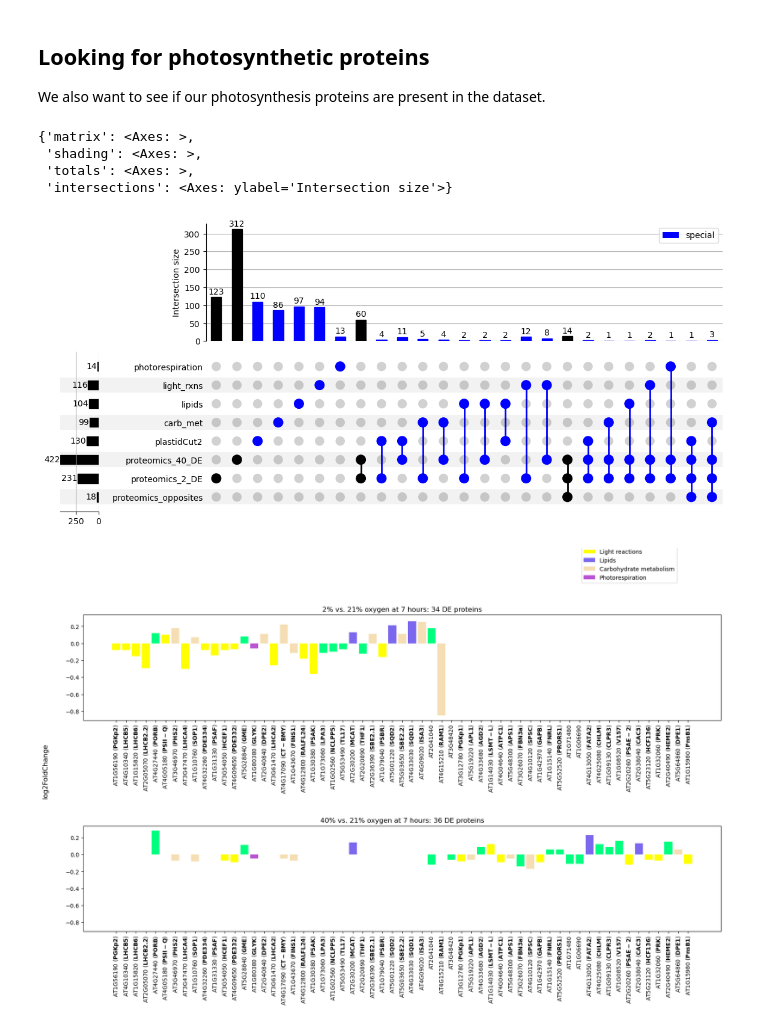
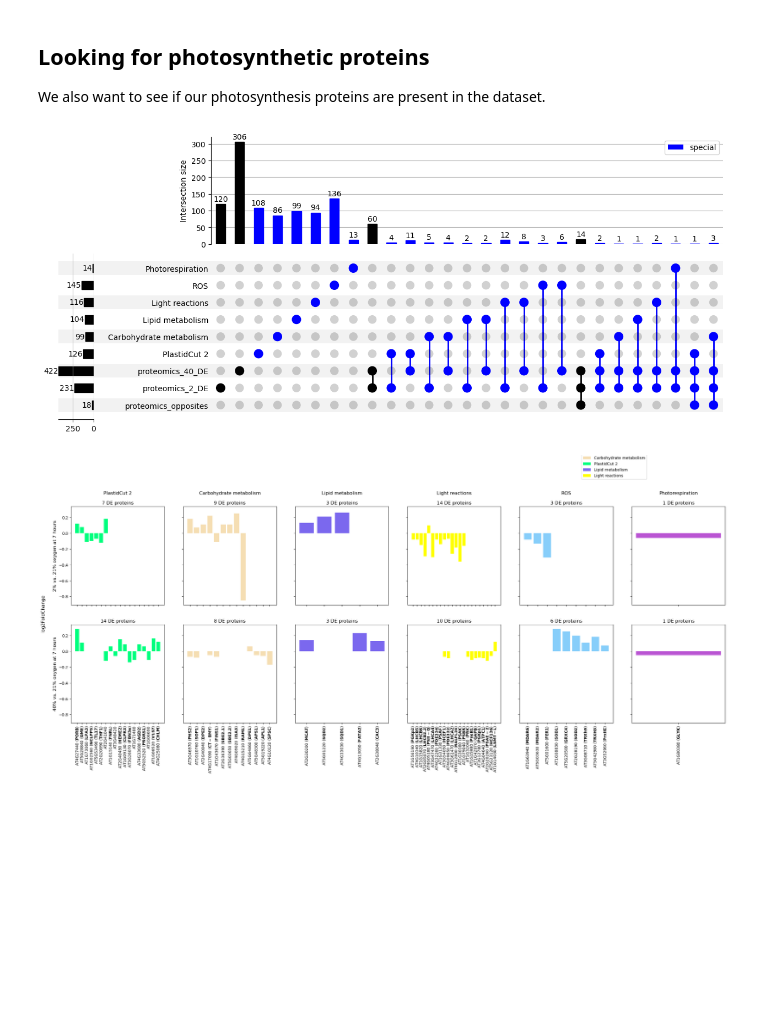
Before and after one commit to serenalotreck/photorespiration-omics, a Jupyter notebook: notebooks/proteomics_visualizations.ipynb, the cells around one changed output. Cells and saved outputs as stored; diff of their text form; code cells hidden in the pictures; blank space fills up the shorter version.

```diff
--- a/notebooks/proteomics_visualizations.ipynb
+++ b/notebooks/proteomics_visualizations.ipynb
@@ -163,7 +160,8 @@ data_path = '../data/gene_lists_with_descriptions'
 transcriptomic_comparisons = {}
 for f in listdir(data_path):
     comp = splitext(f)[0]
-    transcriptomic_comparisons[comp] = pd.read_csv(f'{data_path}/{f}')
+    if isfile(f'{data_path}/{f}'):
+        transcriptomic_comparisons[comp] = pd.read_csv(f'{data_path}/{f}')
 # %%
 # Map TAIR Id's to the UniProt ID's
 tair_all_proteins_arrays = {p: id_map.loc[id_map['uniprot_id'] == p, 'TAIR_id'].values for p in all_proteins}
@@ -291,7 +275,8 @@ proteomics_genes = {
 }
 
 proteomics_genes = {k: [i.lower() for i in v] for k, v in proteomics_genes.items()}
-all_photosynth_genes = {k: [i.lower() for i in v] for k, v in all_photosynth_genes.items()}
+legend_semantic = {'plastidCut2': 'PlastidCut 2', 'carb_met': 'Carbohydrate metabolism', 'lipids': 'Lipid metabolism', 'light_rxns': 'Light reactions', 'photorespiration': 'Photorespiration', 'ros_genes': 'ROS'}
+all_photosynth_genes = {legend_semantic[k]: [i.lower() for i in v] for k, v in all_photosynth_genes.items()}
 gene_groups = proteomics_genes
 gene_groups.update(all_photosynth_genes)
 # %%
@@ -303,20 +288,15 @@ for c in all_photosynth_genes.keys():
     upset.style_subsets(present=c, facecolor="blue", label="special")
 upset.plot()
 # %% [output]
-{'matrix': <Axes: >,
- 'shading': <Axes: >,
- 'totals': <Axes: >,
- 'intersections': <Axes: ylabel='Intersection size'>}
-[figure, old version]
+[figure, new version]
 # %%
-ara = pd.read_csv('../data/gene_aliases_20241231.txt', sep='\t', header=0, encoding='Windows-1252')
+ara = pd.read_csv('../data/external_data/gene_aliases_20241231.txt', sep='\t', header=0, encoding='Windows-1252')
 tair2gene = {k.lower(): v for k, v in ara.set_index('locus_name')[['symbol']].to_dict()['symbol'].items()}
 semantic_names = {
     'proteomics_2_DE': '2% vs. 21% oxygen at 7 hours',
     'proteomics_40_DE': '40% vs. 21% oxygen at 7 hours'
 }
-photosynth_colors = {'plastidCut2': 'springgreen', 'carb_met': 'wheat', 'lipids': 'mediumslateblue', 'light_rxns': 'yellow', 'photorespiration': 'mediumorchid'}
-legend_semantic = {'plastidCut2': 'PlastidCut 2', 'carb_met': 'Carbohydrate metabolism', 'lipids': 'Lipids', 'light_rxns': 'Light reactions', 'photorespiration': 'Photorespiration'}
+photosynth_colors = {'PlastidCut 2': 'springgreen', 'Carbohydrate metabolism': 'wheat', 'Lipid metabolism': 'mediumslateblue', 'Light reactions': 'yellow', 'Photorespiration': 'mediumorchid', 'ROS': 'lightskyblue'}
 # %%
 two_expression_change = pd.merge(two_de_df.reset_index(names='Accession Number clean'), two_vs_21, left_on='Accession Number clean', right_on='Accession Number clean')[['Accession Number clean', 'TAIR_id', 'Log? Fold Change by Category (Set 2 / Set 21)']]
 two_expression_change = two_expression_change.rename(columns={'Log? Fold Change by Category (Set 2 / Set 21)': 'log2FoldChange'})
@@ -329,6 +309,6 @@ proteomics_to_compare = {
 'proteomics_40_DE': forty_expression_change
 }
 # %%
-makeDEGfigure(proteomics_to_compare, all_photosynth_genes, photosynth_colors, semantic_names, tair2gene, legend_semantic, id_col='TAIR_id', title_name='proteins')
+makeDEGfigure(proteomics_to_compare, all_photosynth_genes, photosynth_colors, semantic_names, tair2gene, id_col='TAIR_id', title_name='proteins', separate_columns=True, show_all_x=False)
 # %% [output]
-[figure, old version]
+[figure, new version]
```
Also changed, not shown: parts of 7 cells of this notebook, 3 other files.
